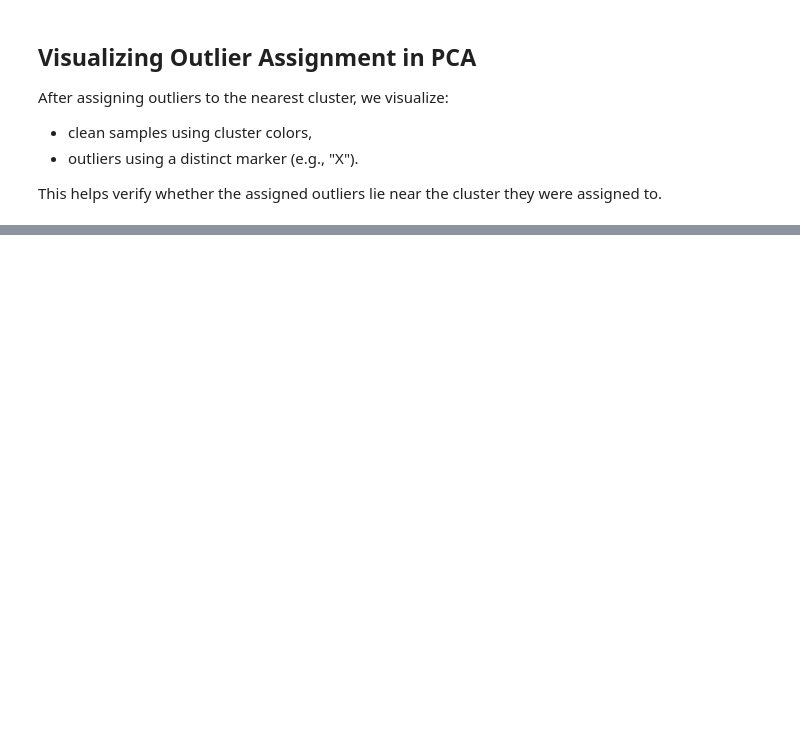
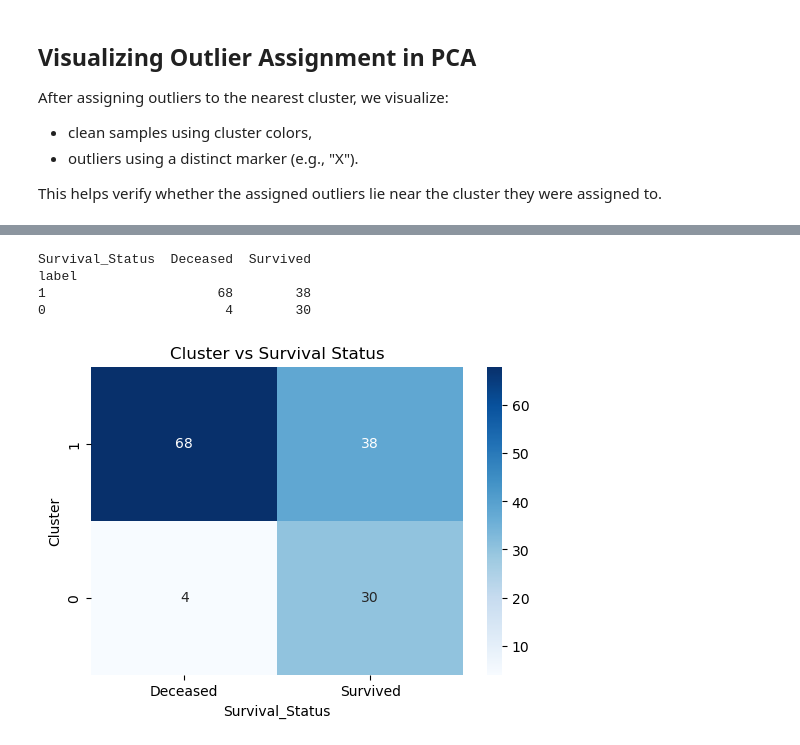
Before and after one commit to Schoggi-Mimi/omics_2025, a Jupyter notebook: playground_Ke.ipynb, the cells around one changed output, grey strips where cells are left out. Cells and saved outputs as stored; diff of their text form; code cells hidden in the pictures; blank space fills up the shorter version.

```diff
--- a/playground_Ke.ipynb
+++ b/playground_Ke.ipynb
@@ -529,0 +575,27 @@ plt.show()
+# %%
+# Save clustering results
+cluster_labels = pca_all_with_id[["label"]].copy()
+cluster_labels.to_csv("../data/cluster_labels.csv")
+# %%
+meta = pd.read_csv("../data/metadata.csv")
+merged = meta.merge(cluster_labels, on="Patient_ID")
+ct = pd.crosstab(merged["label"], merged["Survival_Status"])
+ct = ct.loc[[1, 0]]
+print(ct)
+# %% [output]
+Survival_Status  Deceased  Survived
+label
+1                      68        38
+0                       4        30
+# %%
+import seaborn as sns
+import matplotlib.pyplot as plt
+
+plt.figure(figsize=(6,4))
+sns.heatmap(ct, annot=True, fmt="d", cmap="Blues")
+plt.title("Cluster vs Survival Status")
+plt.xlabel("Survival_Status")
+plt.ylabel("Cluster")
+plt.show()
+# %% [output]
+[figure, added]
```
Also changed, not shown: parts of 11 cells of this notebook, 1 other file.
